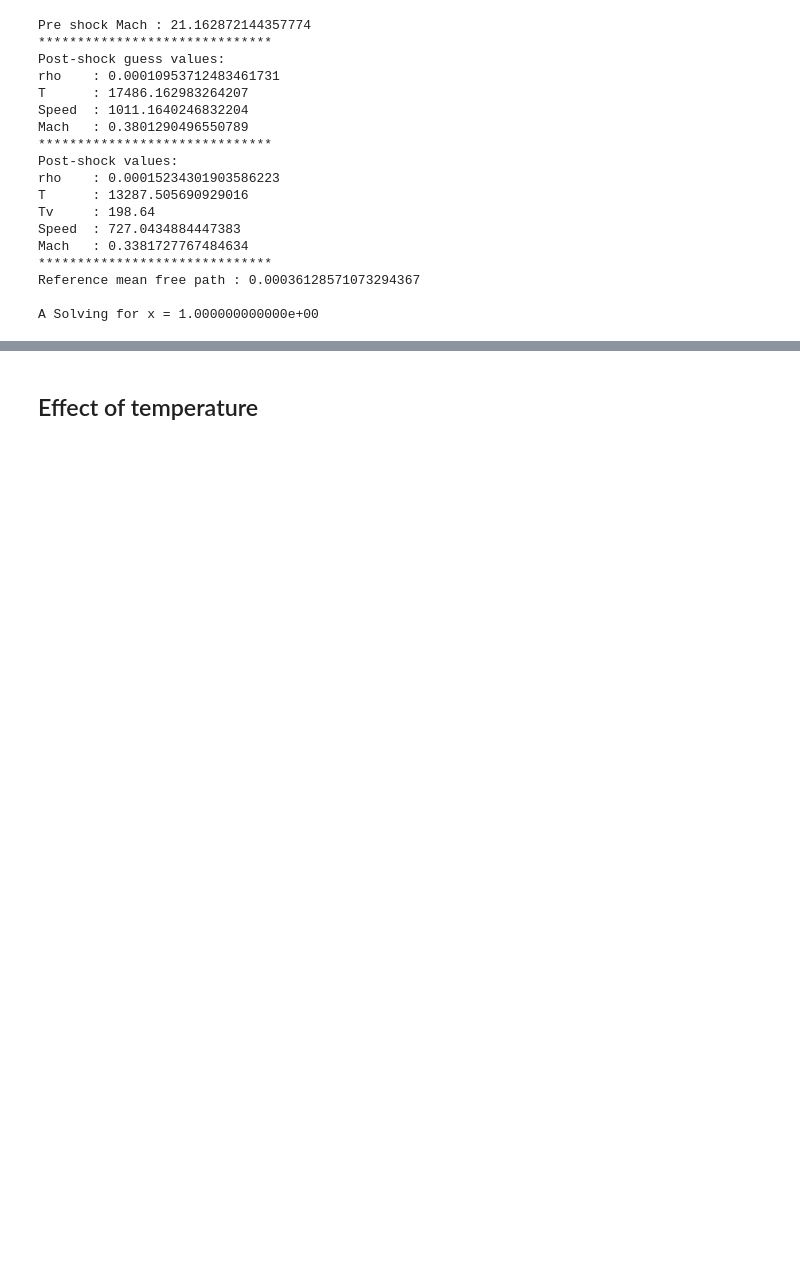
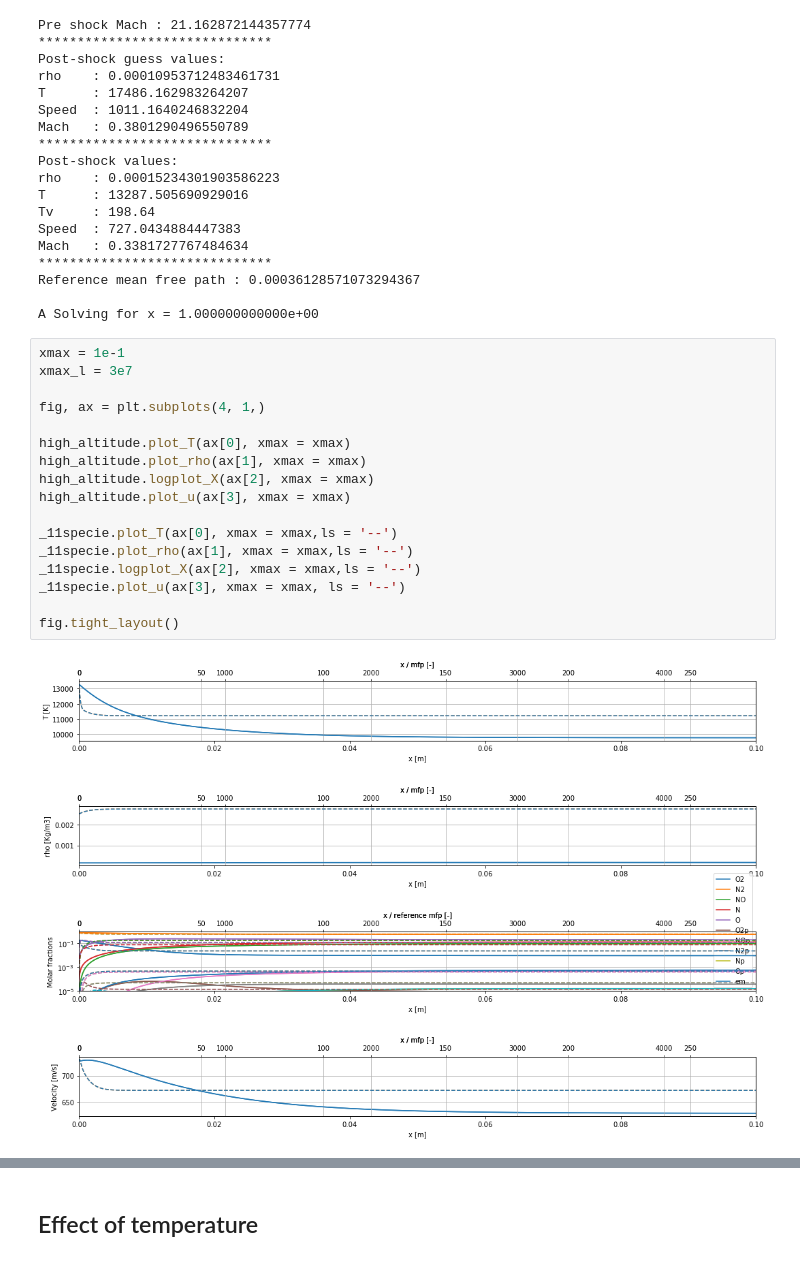
Before and after one commit to 20edo/Reactive_shock_air, a Jupyter notebook: Book_mod_by_me/Results/Results.ipynb, the cells around one changed output, grey strips where cells are left out. Drawn from its saved outputs; the diff is of its cells as text; blank space fills up the shorter version.

```diff
--- a/Book_mod_by_me/Results/Results.ipynb
+++ b/Book_mod_by_me/Results/Results.ipynb
@@ -403,3 +384,22 @@ Mach   : 0.3381727767484634
 Reference mean free path : 0.00036128571073294367
 
 A Solving for x = 1.000000000000e+00
+# %%
+xmax = 1e-1
+xmax_l = 3e7
+
+fig, ax = plt.subplots(4, 1,)
+
+high_altitude.plot_T(ax[0], xmax = xmax)
+high_altitude.plot_rho(ax[1], xmax = xmax)
+high_altitude.logplot_X(ax[2], xmax = xmax)
+high_altitude.plot_u(ax[3], xmax = xmax)
+
+_11specie.plot_T(ax[0], xmax = xmax,ls = '--')
+_11specie.plot_rho(ax[1], xmax = xmax,ls = '--')
+_11specie.logplot_X(ax[2], xmax = xmax,ls = '--')
+_11specie.plot_u(ax[3], xmax = xmax, ls = '--')
+
+fig.tight_layout()
+# %% [output]
+[figure, added]
```
Also changed, not shown: parts of 33 cells of this notebook, 1 other file.
